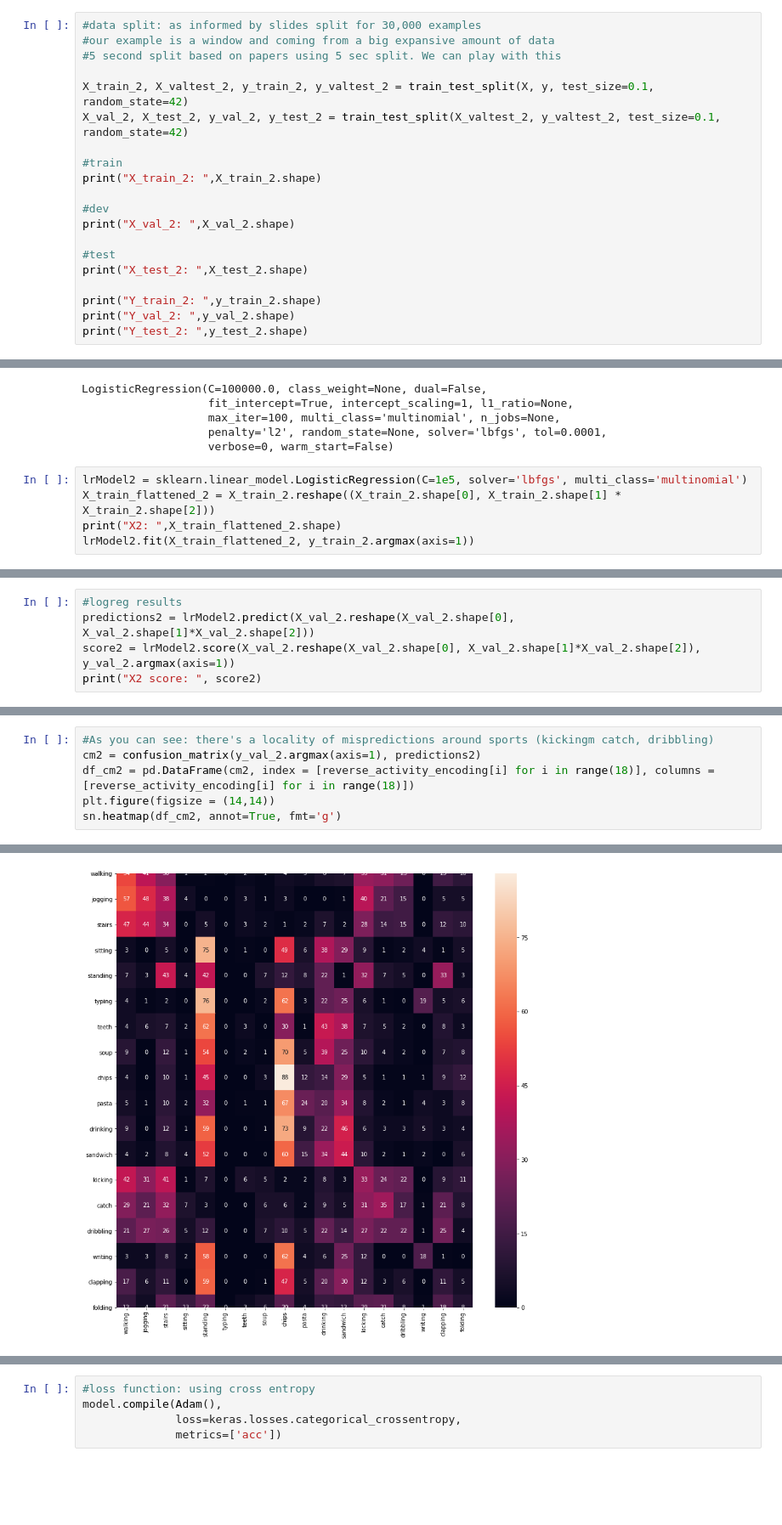
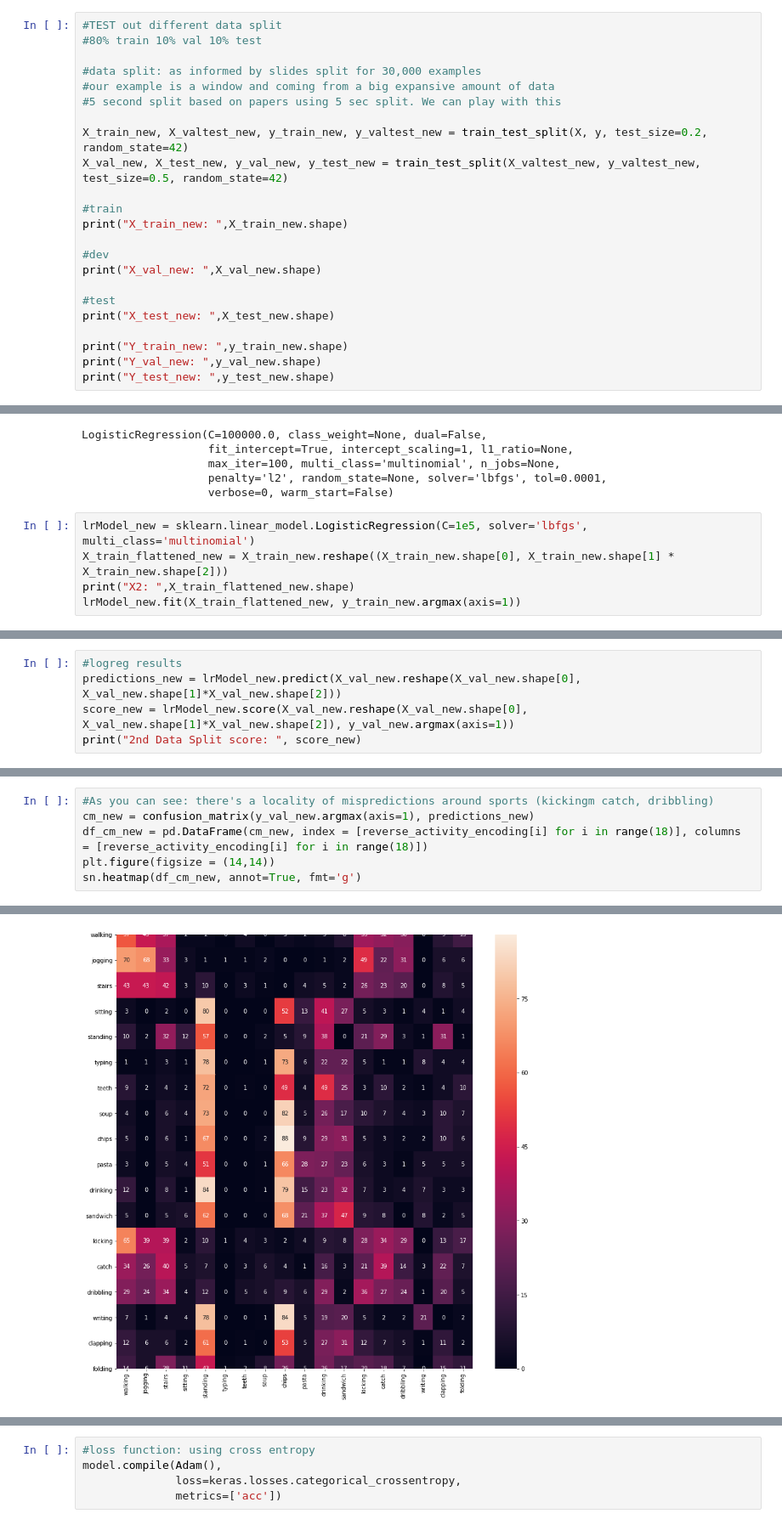
Before and after one commit to LACoderDeBH/CS230_HAR_WISDM, a Jupyter notebook: Phone.ipynb, the cells around one changed output, grey strips where cells are left out. Shown at 85% size. Cells and saved outputs as stored; diff of their text form; blank space fills up the shorter version.

```diff
--- a/Phone.ipynb
+++ b/Phone.ipynb
@@ -131,23 +131,26 @@ Y_train:  (28143, 18)
 Y_val:  (9381, 18)
 Y_test:  (9382, 18)
 # %%
+#TEST out different data split
+#80% train 10% val 10% test
+
 #data split: as informed by slides split for 30,000 examples
 #our example is a window and coming from a big expansive amount of data
 #5 second split based on papers using 5 sec split. We can play with this
 
-X_train_2, X_valtest_2, y_train_2, y_valtest_2 = train_test_split(X, y, test_size=0.1, random_state=42)
-X_val_2, X_test_2, y_val_2, y_test_2 = train_test_split(X_valtest_2, y_valtest_2, test_size=0.1, random_state=42)
+X_train_new, X_valtest_new, y_train_new, y_valtest_new = train_test_split(X, y, test_size=0.2, random_state=42)
+X_val_new, X_test_new, y_val_new, y_test_new = train_test_split(X_valtest_new, y_valtest_new, test_size=0.5, random_state=42)
 
 #train
-print("X_train_2: ",X_train_2.shape)
+print("X_train_new: ",X_train_new.shape)
 
 #dev
-print("X_val_2: ",X_val_2.shape)
+print("X_val_new: ",X_val_new.shape)
 
 #test
-print("X_test_2: ",X_test_2.shape)
+print("X_test_new: ",X_test_new.shape)
 
-print("Y_train_2: ",y_train_2.shape)
-print("Y_val_2: ",y_val_2.shape)
-print("Y_test_2: ",y_test_2.shape)
+print("Y_train_new: ",y_train_new.shape)
+print("Y_val_new: ",y_val_new.shape)
+print("Y_test_new: ",y_test_new.shape)
 # %% [output]
@@ -172,8 +175,8 @@ LogisticRegression(C=100000.0, class_weight=None, dual=False,
                    penalty='l2', random_state=None, solver='lbfgs', tol=0.0001,
                    verbose=0, warm_start=False)
 # %%
-lrModel2 = sklearn.linear_model.LogisticRegression(C=1e5, solver='lbfgs', multi_class='multinomial')
-X_train_flattened_2 = X_train_2.reshape((X_train_2.shape[0], X_train_2.shape[1] * X_train_2.shape[2]))
-print("X2: ",X_train_flattened_2.shape)
-lrModel2.fit(X_train_flattened_2, y_train_2.argmax(axis=1))
+lrModel_new = sklearn.linear_model.LogisticRegression(C=1e5, solver='lbfgs', multi_class='multinomial')
+X_train_flattened_new = X_train_new.reshape((X_train_new.shape[0], X_train_new.shape[1] * X_train_new.shape[2]))
+print("X2: ",X_train_flattened_new.shape)
+lrModel_new.fit(X_train_flattened_new, y_train_new.argmax(axis=1))
 # %% [output]
@@ -193,6 +196,6 @@ print(score)
 # %%
 #logreg results
-predictions2 = lrModel2.predict(X_val_2.reshape(X_val_2.shape[0], X_val_2.shape[1]*X_val_2.shape[2]))
-score2 = lrModel2.score(X_val_2.reshape(X_val_2.shape[0], X_val_2.shape[1]*X_val_2.shape[2]), y_val_2.argmax(axis=1))
-print("X2 score: ", score2)
+predictions_new = lrModel_new.predict(X_val_new.reshape(X_val_new.shape[0], X_val_new.shape[1]*X_val_new.shape[2]))
+score_new = lrModel_new.score(X_val_new.reshape(X_val_new.shape[0], X_val_new.shape[1]*X_val_new.shape[2]), y_val_new.argmax(axis=1))
+print("2nd Data Split score: ", score_new)
 # %% [output]
@@ -209,12 +212,12 @@ sn.heatmap(df_cm, annot=True, fmt='g')
 # %%
 #As you can see: there's a locality of mispredictions around sports (kickingm catch, dribbling)
-cm2 = confusion_matrix(y_val_2.argmax(axis=1), predictions2)
-df_cm2 = pd.DataFrame(cm2, index = [reverse_activity_encoding[i] for i in range(18)], columns = [reverse_activity_encoding[i] for i in range(18)])
+cm_new = confusion_matrix(y_val_new.argmax(axis=1), predictions_new)
+df_cm_new = pd.DataFrame(cm_new, index = [reverse_activity_encoding[i] for i in range(18)], columns = [reverse_activity_encoding[i] for i in range(18)])
 plt.figure(figsize = (14,14))
-sn.heatmap(df_cm2, annot=True, fmt='g')
+sn.heatmap(df_cm_new, annot=True, fmt='g')
 # %% [output]
 <matplotlib.axes._subplots.AxesSubplot at 0x...>
-[figure, old version]
+[figure, new version]
 # %%
 #Model
 
```
Also changed, not shown: parts of 31 cells of this notebook.
